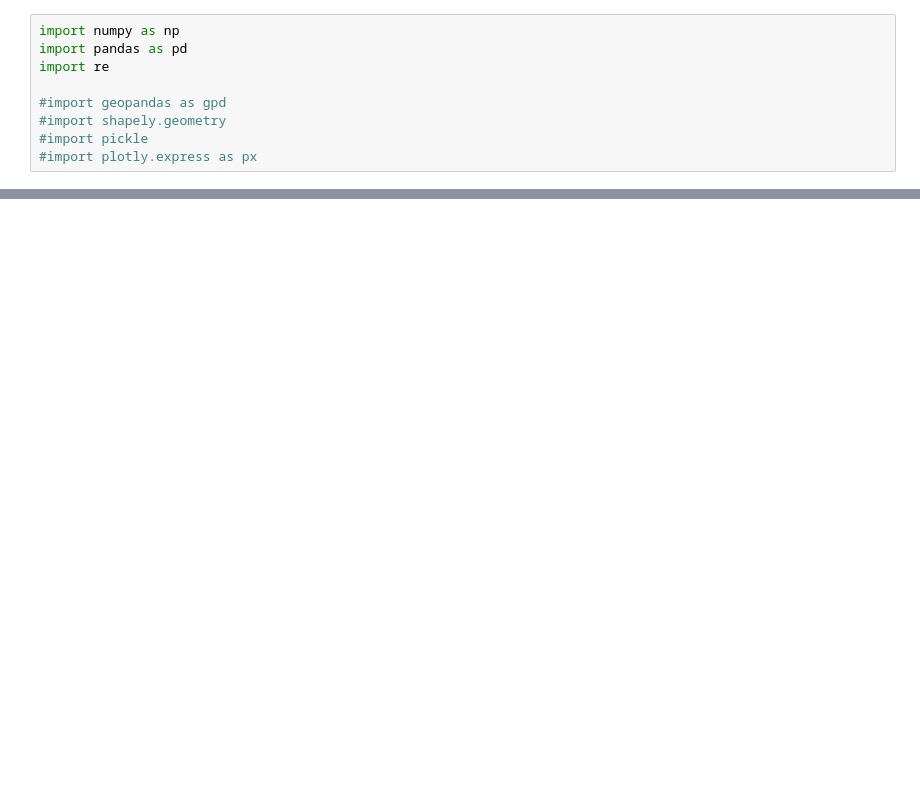
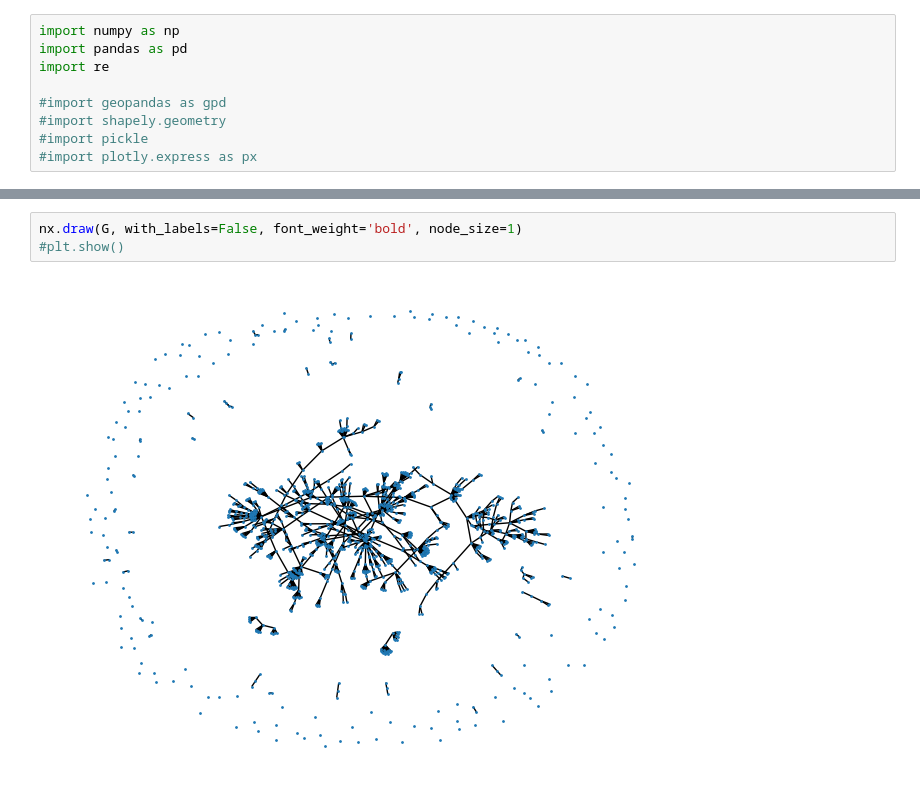
Before and after one commit to sian0x0/Map-Extinct-Addresses, a Jupyter notebook: extract.ipynb, the cells around one changed output, grey strips where cells are left out. Cells and saved outputs as stored; diff of their text form; blank space fills up the shorter version.

```diff
--- a/extract.ipynb
+++ b/extract.ipynb
@@ -132,0 +182,5 @@ def bsd_txt_to_df(txt_file):
+# %%
+nx.draw(G, with_labels=False, font_weight='bold', node_size=1)
+#plt.show()
+# %% [output]
+[figure, added]
```
Also changed, not shown: parts of 15 cells of this notebook.
